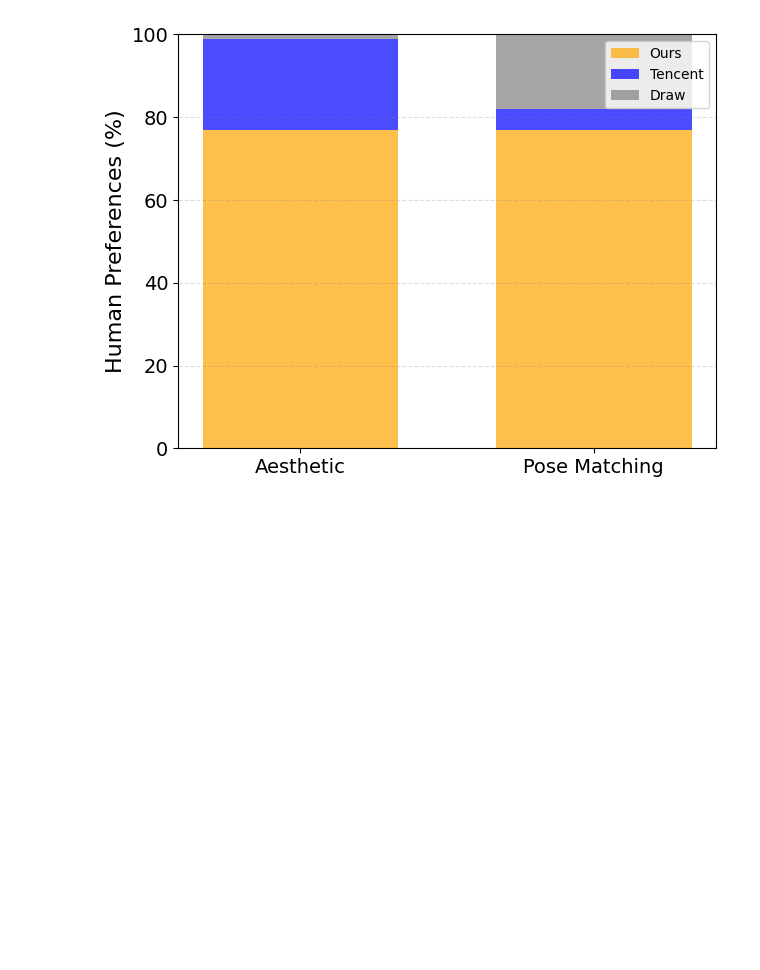
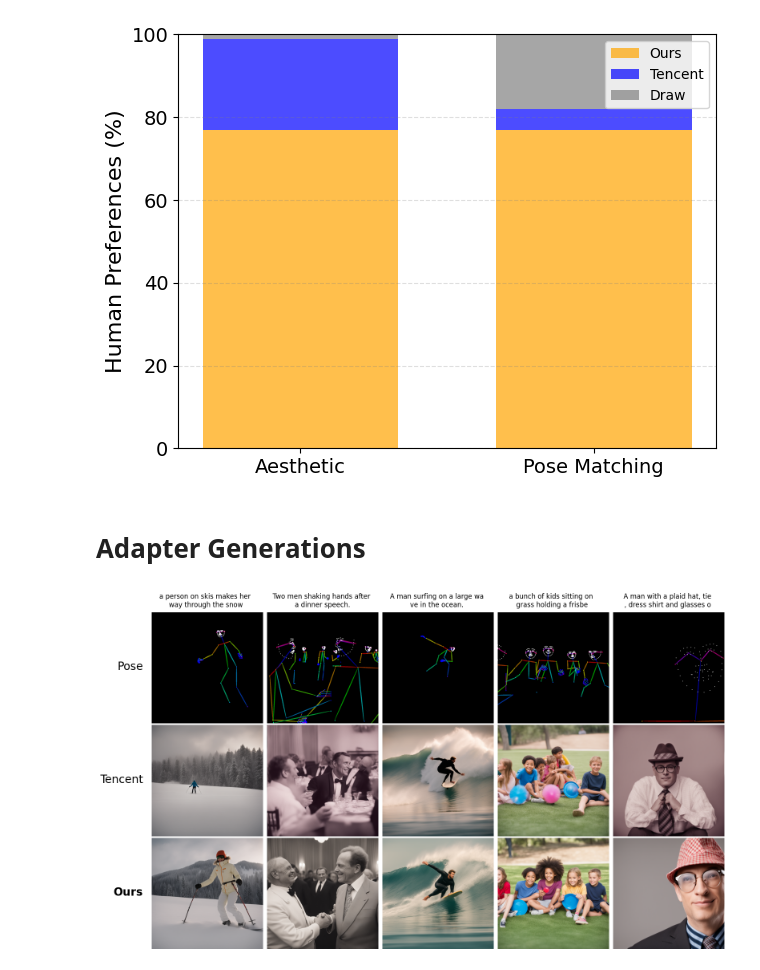
Before and after one commit to clement-bonnet/text-to-pose, a Jupyter notebook: fig_adapter_scores.ipynb, the cells around one changed output. Saved outputs shown, nothing was run; the diff lists cells and outputs as text; code cells hidden in the pictures; blank space fills up the shorter version.

```diff
--- a/fig_adapter_scores.ipynb
+++ b/fig_adapter_scores.ipynb
@@ -327,3 +327,59 @@ plt.savefig('human_preferences.pdf')
 plt.show()
 # %% [output]
 [figure]
+# %% [markdown]
+# Adapter Generations
+# %%
+from PIL import Image
+import matplotlib.pyplot as plt
+import datasets
+
+dataset = datasets.load_dataset("clement-bonnet/coco_val2017_100_text_image_pose", split="test")
+# %%
+# Select pictures to display
+# image_indices = [0, 5, 12, 13, 17]
+image_indices = [0, 12, 13, 17, 23]
+poses = [Image.open(f"adapter_generations/pose_{i}.png") for i in image_indices]
+tencent_images = [Image.open(f"adapter_generations/tencent_{i}_scale_1_factor_1_refiner_03.png") for i in image_indices]
+clem_images = [Image.open(f"adapter_generations/clem_{i}_scale_1_factor_1_refiner_03.png") for i in image_indices]
+captions = [dataset[i]["caption"] for i in image_indices]
+
+# Number of poses and models
+num_poses = len(poses)
+
+# Create a figure with subplots including an additional row for headers
+fig, axes = plt.subplots(3, num_poses, figsize=(15.0, 8.5))  # Adjust figsize to fit your screen, added one more row
+
+# Set titles for the first row (headers)
+row_titles = ['Pose', 'Tencent', 'Ours']
+for ax, row_title in zip(axes[:, 0], row_titles):
+    if row_title == 'Ours':
+        ax.text(-80, 500, row_title, fontsize=20, fontweight='bold', ha='right', va='center')
+    else:
+        ax.text(-80, 500, row_title, fontsize=20, ha='right', va='center')
+    ax.axis('off')  # Hide the axes
+
+for ax, caption in zip(axes[0], ["\n".join([c[27*i:27*(i+1)] for i in range(len(c)//27 + 1)][:2]) for c in captions]):
+    ax.text(500, -180, caption, fontsize=12, ha='center', va='top')
+    ax.axis('off')  # Hide the axes
+
+# Displaying each set of images
+for i in range(num_poses):
+    # Display poses in the first row (actual image rows start from the second row now)
+    axes[0, i].imshow(poses[i])
+    axes[0, i].axis('off')  # Turn off axis
+
+    # Display images from model 1 in the second row
+    axes[1, i].imshow(tencent_images[i])
+    axes[1, i].axis('off')  # Turn off axis
+
+    # Display images from model 2 in the third row
+    axes[2, i].imshow(clem_images[i])
+    axes[2, i].axis('off')  # Turn off axis
+
+# Adjust spacing
+plt.tight_layout(pad=-2.0)
+plt.savefig('adapter_generations.pdf', bbox_inches='tight')
+plt.show()
+# %% [output]
+[figure, added]
```
Also changed, not shown: 2 other files.
